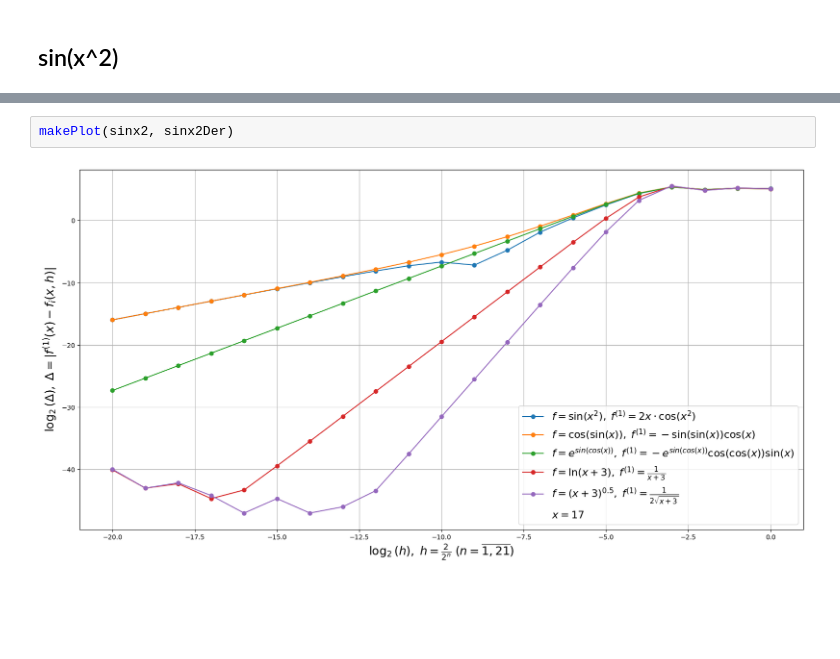
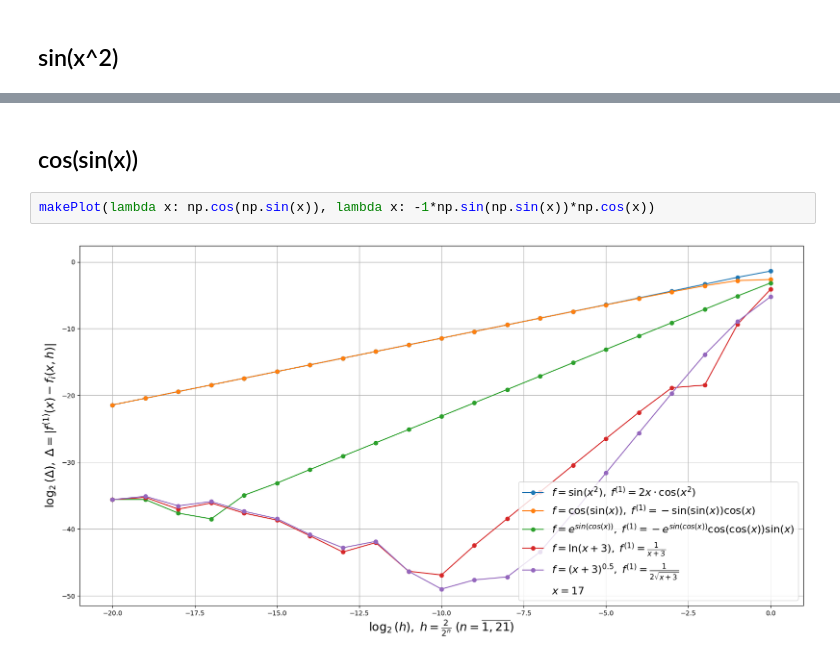
Before and after one commit to nerett/computational-mathematics, a Jupyter notebook: 1-derivate/derivate.ipynb, the cells around one changed output, grey strips where cells are left out. Cells and saved outputs as stored; diff of their text form; blank space fills up the shorter version.

Commit message:
added all required functions & plots

```diff
--- a/1-derivate/derivate.ipynb
+++ b/1-derivate/derivate.ipynb
@@ -71,4 +62,6 @@ def sinx2Der(x):
-# %%
-makePlot(sinx2, sinx2Der)
-# %% [output]
-[figure, removed]
+# %% [markdown]
+## cos(sin(x))
+# %%
+makePlot(lambda x: np.cos(np.sin(x)), lambda x: -1*np.sin(np.sin(x))*np.cos(x))
+# %% [output]
+[figure, added]
```
Also changed, not shown: parts of 8 cells of this notebook.
